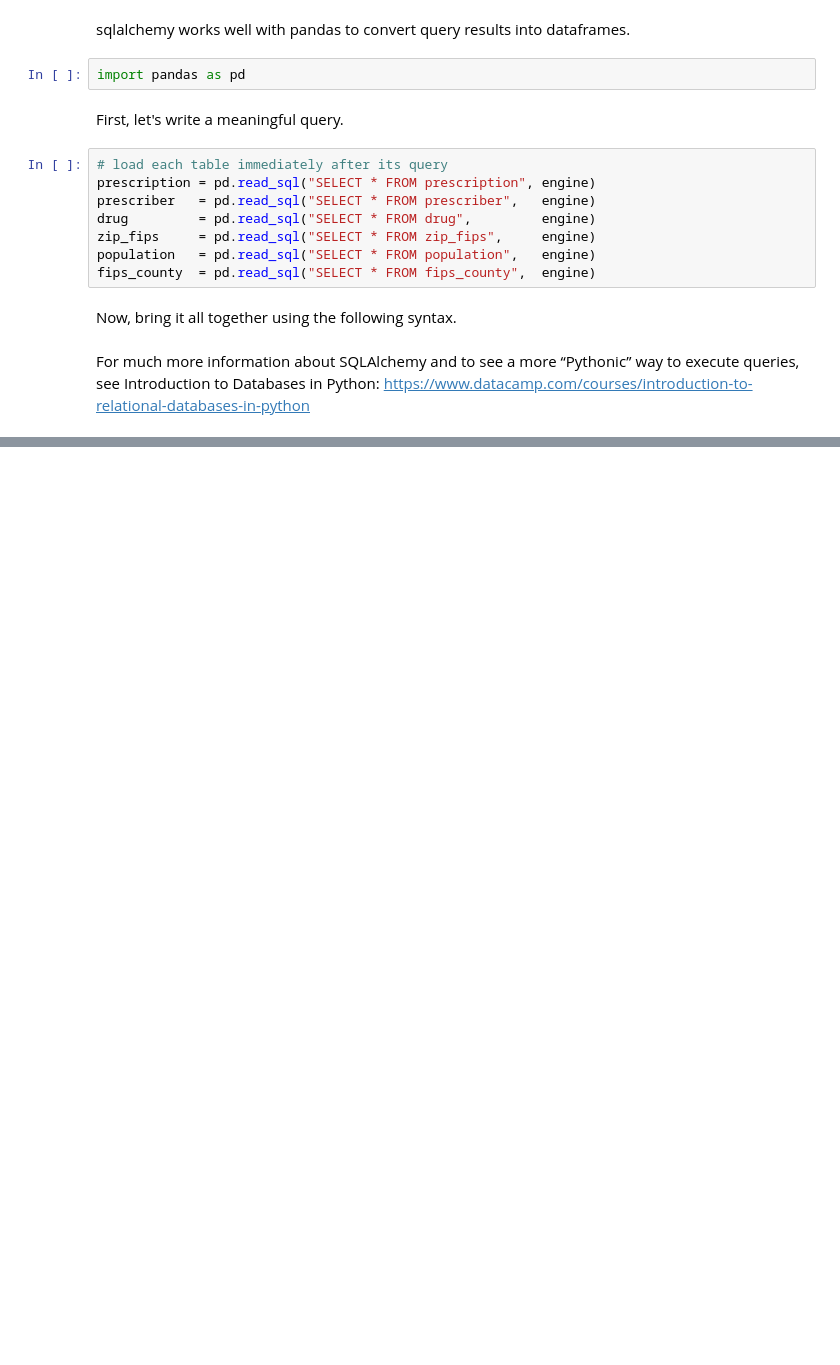
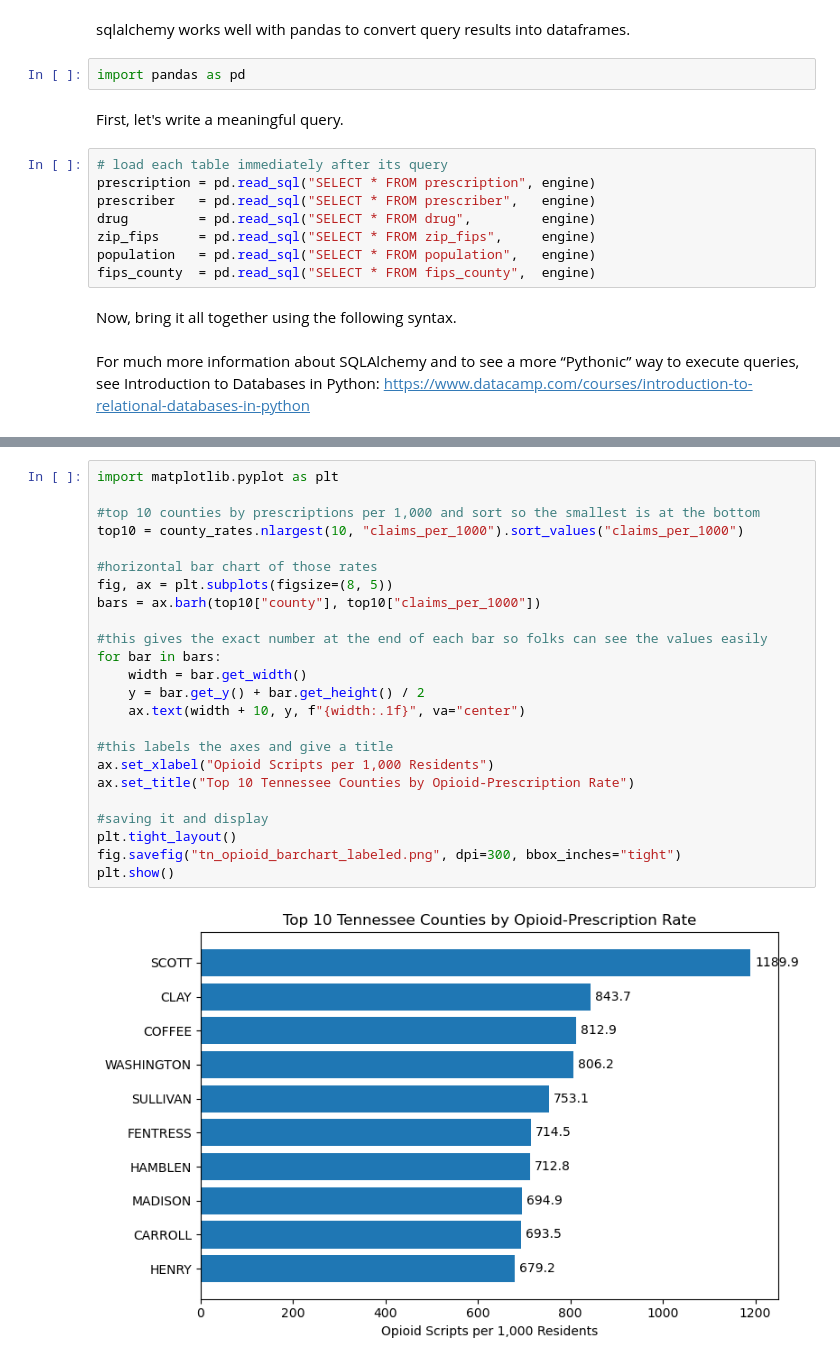
Before and after one commit to NSS-Data-Analytics-Cohort-14/prescribers-python-da14-panda_monium, a Jupyter notebook: notebooks/sqlalchemy.ipynb, the cells around one changed output, grey strips where cells are left out. Cells and saved outputs as stored; diff of their text form; blank space fills up the shorter version.

```diff
--- a/notebooks/sqlalchemy.ipynb
+++ b/notebooks/sqlalchemy.ipynb
@@ -143,0 +220,26 @@ fipscounty     county  opioid_claims  population  claims_per_1000
+# %%
+import matplotlib.pyplot as plt
+
+#top 10 counties by prescriptions per 1,000 and sort so the smallest is at the bottom
+top10 = county_rates.nlargest(10, "claims_per_1000").sort_values("claims_per_1000")
+
+#horizontal bar chart of those rates
+fig, ax = plt.subplots(figsize=(8, 5))
+bars = ax.barh(top10["county"], top10["claims_per_1000"])
+
+#this gives the exact number at the end of each bar so folks can see the values easily
+for bar in bars:
+    width = bar.get_width()
+    y = bar.get_y() + bar.get_height() / 2
+    ax.text(width + 10, y, f"{width:.1f}", va="center")
+
+#this labels the axes and give a title
+ax.set_xlabel("Opioid Scripts per 1,000 Residents")
+ax.set_title("Top 10 Tennessee Counties by Opioid‐Prescription Rate")
+
+#saving it and display
+plt.tight_layout()
+fig.savefig("tn_opioid_barchart_labeled.png", dpi=300, bbox_inches="tight")
+plt.show()
+# %% [output]
+[figure, added]
```
Also changed, not shown: parts of 6 cells of this notebook.
